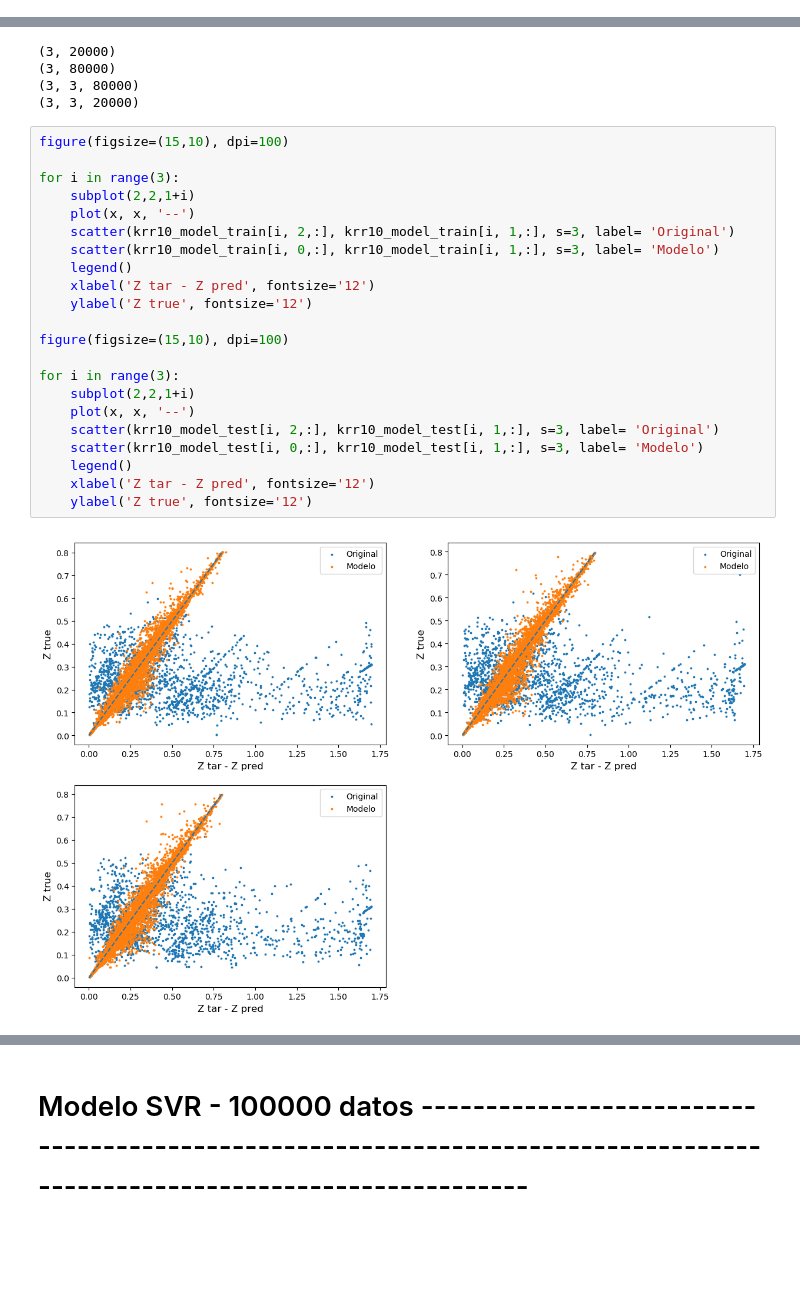
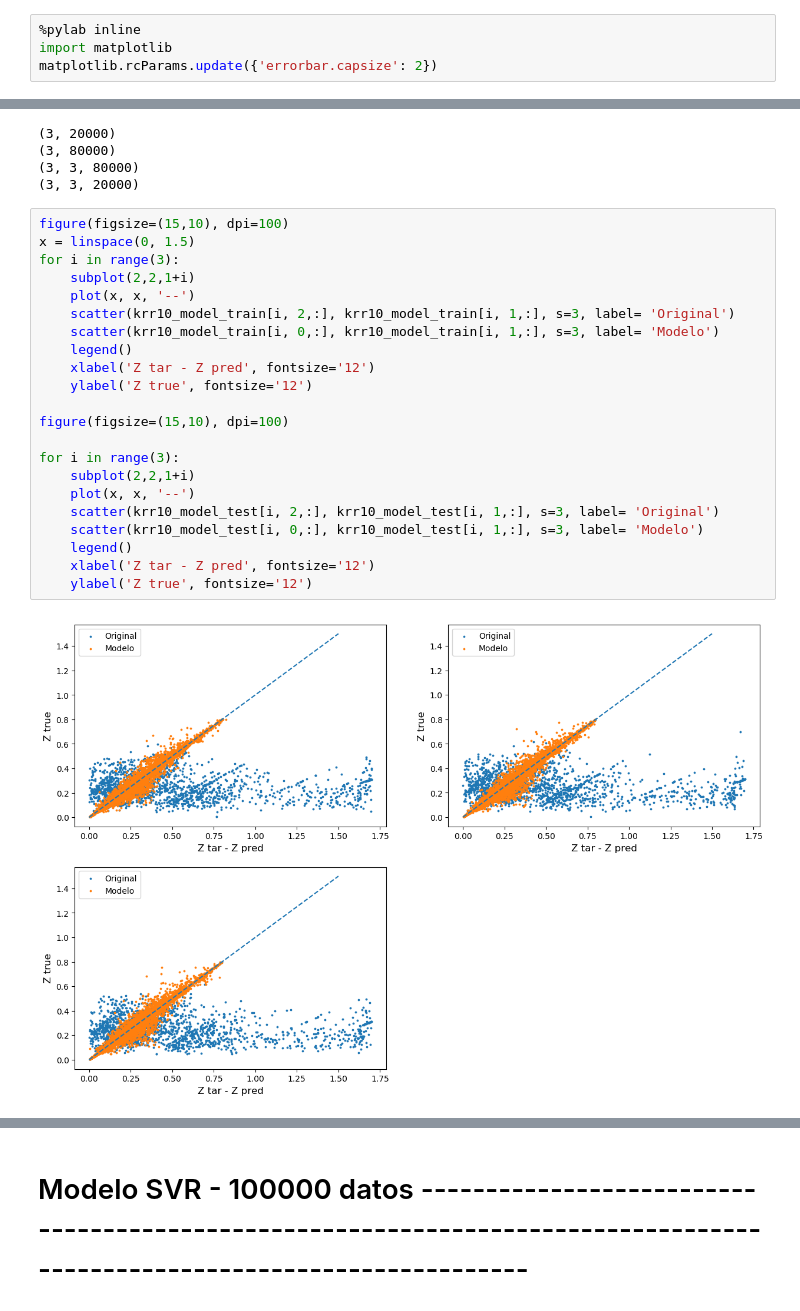
Before and after one commit to sergiolobo26/Monograf-aRedshiftML, a Jupyter notebook: Python/test_ML_algortims_for_BGS.ipynb, the cells around one changed output, grey strips where cells are left out. Drawn from its saved outputs; the diff is of its cells as text; blank space fills up the shorter version.

```diff
--- a/Python/test_ML_algortims_for_BGS.ipynb
+++ b/Python/test_ML_algortims_for_BGS.ipynb
@@ -4,0 +1,4 @@ Populating the interactive namespace from numpy and matplotlib
+# %%
+%pylab inline
+import matplotlib
+matplotlib.rcParams.update({'errorbar.capsize': 2})
@@ -195,25 +205,25 @@ print(krr10_model_test.shape)
 (3, 3, 20000)
 # %%
 figure(figsize=(15,10), dpi=100)
-
+x = linspace(0, 1.5)
 for i in range(3):
     subplot(2,2,1+i)
     plot(x, x, '--')
     scatter(krr10_model_train[i, 2,:], krr10_model_train[i, 1,:], s=3, label= 'Original')
     scatter(krr10_model_train[i, 0,:], krr10_model_train[i, 1,:], s=3, label= 'Modelo')
     legend()
     xlabel('Z tar - Z pred', fontsize='12')
     ylabel('Z true', fontsize='12')
 
 figure(figsize=(15,10), dpi=100)
 
 for i in range(3):
     subplot(2,2,1+i)
     plot(x, x, '--')
     scatter(krr10_model_test[i, 2,:], krr10_model_test[i, 1,:], s=3, label= 'Original')
     scatter(krr10_model_test[i, 0,:], krr10_model_test[i, 1,:], s=3, label= 'Modelo')
     legend()
     xlabel('Z tar - Z pred', fontsize='12')
     ylabel('Z true', fontsize='12')
 # %% [output]
-[figure, old version]
+[figure, new version]
```
Also changed, not shown: parts of 24 cells of this notebook, 2 other files.
